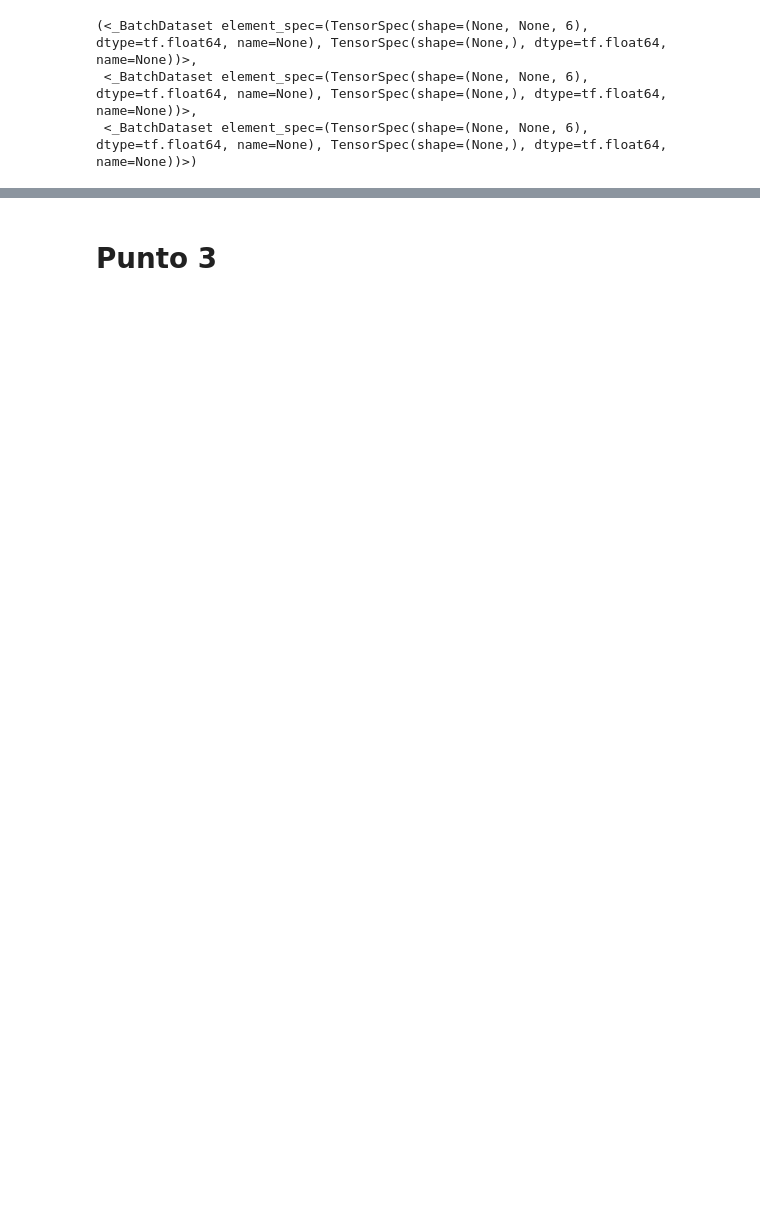
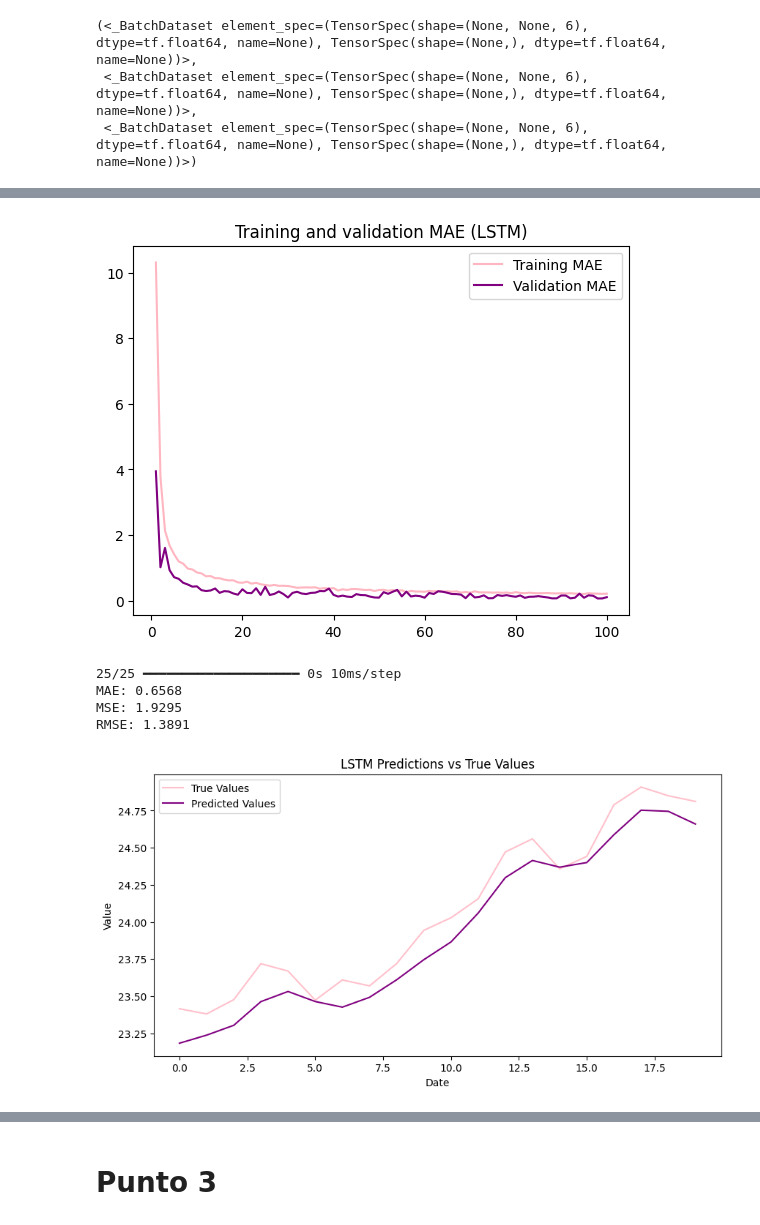
Before and after one commit to Vovleras/Taller3NunezVolveras, a Jupyter notebook: red.ipynb, the cells around one changed output, grey strips where cells are left out. Saved outputs shown, nothing was run; the diff lists cells and outputs as text; code cells hidden in the pictures; blank space fills up the shorter version.

```diff
--- a/red.ipynb
+++ b/red.ipynb
@@ -376,0 +399,4 @@ RMSE: 0.5777
+# %%
+model_lstm1_2, hist_lstm1_2 = builder.create_LSTM_model(num_neurons=128, epochs=100,
+                                                  dropout_rate=0.2, use_recurrent_dropout=True,
+                                                  name_model="LSTM1_2_128")
@@ -376,0 +421,14 @@ RMSE: 0.5777
+# %%
+builder.graph_history(hist_lstm1_2)
+y_true, predictions = builder.predict(model_lstm1_2)
+builder.calculate_metrics(y_true, predictions)
+
+# Ahora puedes graficar con confianza
+builder.graph_prediction(y_true, predictions)
+# %% [output]
+[figure, added]
+25/25 ━━━━━━━━━━━━━━━━━━━━ 0s 10ms/step
+MAE: 0.6568
+MSE: 1.9295
+RMSE: 1.3891
+[figure, added]
```
Also changed, not shown: parts of 75 cells of this notebook.
